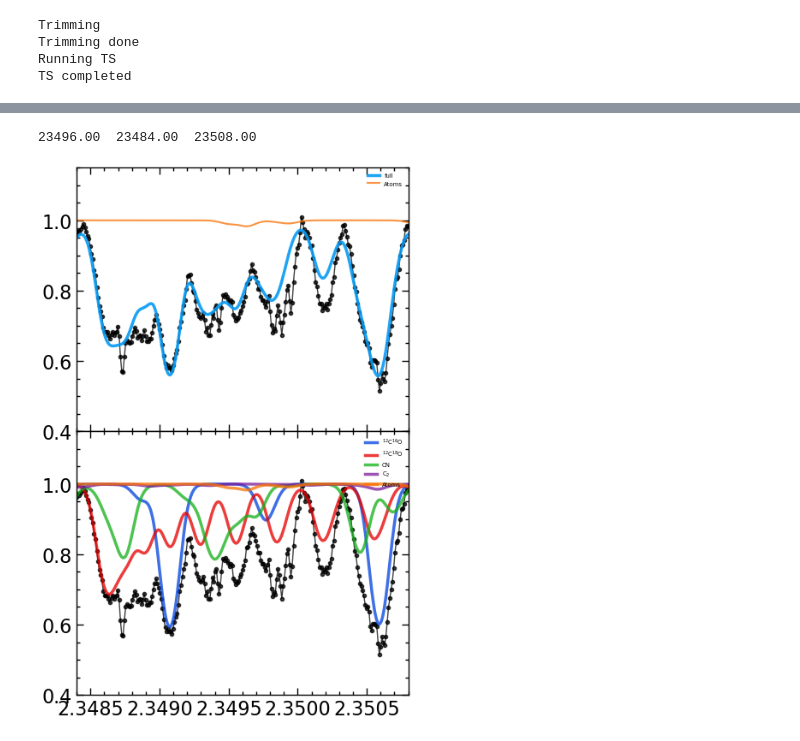
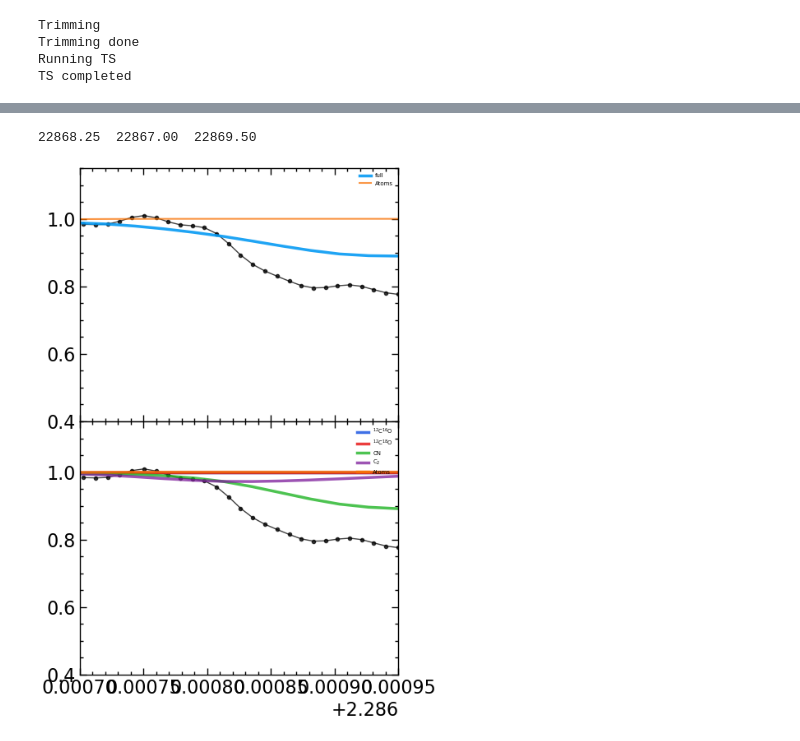
Before and after one commit to advaitmehla/TSFitPy, a Jupyter notebook: lineranges/AO-Her.ipynb, the cells around one changed output, grey strips where cells are left out. Cells and saved outputs as stored; diff of their text form; code cells hidden in the pictures.

```diff
--- a/lineranges/AO-Her.ipynb
+++ b/lineranges/AO-Her.ipynb
@@ -21,0 +20,4 @@ obs_wave, obs_flux, obs_err = observed_data[0], observed_data[1], observed_data[
+# %%
+obs_wave += 2e-5 * 1e4
+wavecorr = obs_wave*1e-4
+fluxcorr = obs_flux
@@ -56,7 +64,7 @@ turbospectrum_paths = {"turbospec_path": "../turbospectrum/exec-ifx/",  # change
                        "line_list_path": ""}
 
 teff = 4750.0
-logg = 0.5
+logg = 1.0
 met = 0.0
 vmic = 7
 vmac = 8
@@ -66,9 +74,9 @@ ldelta = 1
 atmosphere_type = "1D"   # "1D" or "3D"
 nlte_flag = False
 elements_in_nlte = ["Fe", "Mg"]  # can choose several elements, used ONLY if nlte_flag = True
-nguess = 7.8
-oguess = 8.1
-element_abundances ={"H" : 7.5-12, "He" : 11.5-10.93, "C" : 8.9-8.56, "N" : nguess-7.98, "O" : oguess-8.77, "Mg" : -1,  "Na" : -1, "Fe" : -0.5}  # elemental abundances [X/Fe]; if not written solar scaled ones are used
+nguess = 7.4
+oguess = 7.93
+element_abundances ={"H" : 7.5-12, "He" : 11.5-10.93, "C" : 8.93-8.56, "N" : nguess-7.98, "O" : oguess-8.77, "Mg" : -1,  "Na" : -1, "Fe" : -0.5, "Ca" : -1, "Si" : -0.3, "S":-0.5}  # elemental abundances [X/Fe]; if not written solar scaled ones are used
 # free_isotopes = {"7.014" : 1.0, "7.015": 0.0}
 include_molecules = True  # way faster without them
 rat = 50
@@ -111,26 +87,0 @@ TS completed
-# %%
-lmin = 22730
-lmax = 22790
-# element_abundances['S'] = -1
-# element_abundances['C'] = 9.75
-turbospectrum_paths["line_list_path"] = "../input_files/linelists/linelist_5500K_new/"
-wavelength, flux = plot_synthetic_data(turbospectrum_paths, teff, logg, met, vmic, lmin, lmax, ldelta, atmosphere_type, nlte_flag, elements_in_nlte, element_abundances, include_molecules, free_isotopes, resolution=75000, macro=vmac, rotation=0, do_matplotlib_plot=False)
-turbospectrum_paths["line_list_path"] = basepath + "C2"
-wavelength, syntflux_C2 = plot_synthetic_data(turbospectrum_paths, teff, logg, met, vmic, lmin, lmax, ldelta, atmosphere_type, nlte_flag, elements_in_nlte, element_abundances, include_molecules,free_isotopes, resolution=75000, macro=vmac, rotation=0, do_matplotlib_plot=False)
-turbospectrum_paths["line_list_path"] = basepath + "CN"
-wavelength, syntflux_CN = plot_synthetic_data(turbospectrum_paths, teff, logg, met, vmic, lmin, lmax, ldelta, atmosphere_type, nlte_flag, elements_in_nlte, element_abundances, include_molecules,free_isotopes, resolution=75000, macro=vmac, rotation=0, do_matplotlib_plot=False)
-
-turbospectrum_paths['line_list_path'] = lists['atoms']
-wavelength4, syntflux_atoms = plot_synthetic_data(turbospectrum_paths, teff, logg, met, vmic, lmin, lmax, ldelta, atmosphere_type, nlte_flag, elements_in_nlte, element_abundances, include_molecules,free_isotopes, resolution=75000, macro=vmac, rotation=0, do_matplotlib_plot=False)
-
-
-plt.figure(figsize=(10, 5))
-# plt.axvline(22949.5, color='r', linestyle='--')
-# plt.plot(wavelength, flux_c2, 'xkcd:green', lw = 2, alpha = 0.6)
-plt.plot(wavelength, flux, 'xkcd:blue', lw = 3,  label="Synthetic")
-plt.plot(wavelength, syntflux_C2, lw = 2.5, c = 'xkcd:purple', alpha = 0.76, label = r"C$_2$")
-plt.plot(wavelength, syntflux_CN, lw = 2.5, c = 'xkcd:green', alpha = 0.76, label = r"CN")
-plt.plot(wavelength, syntflux_atoms, lw = 2.5, c = 'xkcd:orange', alpha = 0.76, label = r"atoms")
-# plt.errorbar(obs_wave, obs_flux, yerr=obs_err, fmt="none", ecolor="gray", alpha=0.5)
-plt.plot(obs_wave, obs_flux, "k.-", alpha=0.75, lw =1.5 ,  label="Observed")
-plt.xlim(lmin, lmax)
@@ -192,7 +139,7 @@ Trimming done
 Running TS
 TS completed
 # %%
-turbospectrum_paths['line_list_path'] = "../input_files/linelists/linelist_4500K/"
+turbospectrum_paths['line_list_path'] = "../input_files/linelists/linelist_4500K_2/"
 wavelength, syntflux_all = plot_synthetic_data(turbospectrum_paths, teff, logg, met, vmic, lmin, lmax, ldelta, atmosphere_type, nlte_flag, elements_in_nlte, element_abundances, include_molecules,free_isotopes, resolution=75000, macro=vmac, rotation=0, do_matplotlib_plot=False)
 
 # turbospectrum_paths['line_list_path'] = lists['C2']
@@ -460,7 +407,7 @@ plt.subplots_adjust(wspace=0, hspace=0)
 # wav_range = [2.4688, 2.4702]
 # l,r = wav_range
 
-l, r = 23484,  23508
+l, r = 22867.0,	22869.5
 l, r = l*1e-4, r*1e-4
 wav_range = [l, r]
 
@@ -480,32 +427,32 @@ for idx, row in lines.iterrows():
     near = False
     same = False
 
     if row['wav'] > wav_range[0] and row['wav'] < wav_range[1]:
         linewav = row['wav']
         # find nearest syntwave index to linewav
         idx = np.argmin(np.abs(wavelength*1e-4 - linewav))
         thresh = 0.95
         wav_gap_thresh = 1e-4
         if syntflux_atoms[idx] < thresh:
             near = abs(prev_wav - linewav) < wav_gap_thresh
             same = prev_name == row['name']
             if (not near) :
                 axs.axvline(row['wav'], color = 'xkcd:gray', linestyle='--', lw=1)
                 axs.text(row['wav']+5e-5, 1.05, row['name'], rotation = 90, fontsize = 10, fontname = 'serif')
                 ax2.axvline(row['wav'], color = 'xkcd:gray', linestyle='--', lw=1)
                 # ax2.text(row['wav']+5e-5, 1.15, row['name'], rotation = 90, fontsize = 10, fontname = 'serif')
                 prev_wav, prev_name = row['wav'], row['name']
             else:
                 print("too near")
 ax2.plot(wavecorr[mask], fluxcorr[mask], "k.-", lw = 1, alpha=0.75)
 ax2.plot(wavelength*1e-4, syntflux_CO16, lw = 2.5, c = 'xkcd:blue', alpha = 0.76, label = r"$^{12}$C$^{16}$O")
 ax2.plot(wavelength*1e-4, syntflux_CO18, lw = 2.5, c = 'xkcd:red', alpha = 0.76, label = r"$^{12}$C$^{18}$O")
 ax2.plot(wavelength*1e-4, syntflux_CN, lw = 2.5, c = 'xkcd:green', alpha = 0.76, label = "CN")
 ax2.plot(wavelength*1e-4, syntflux_C2, lw = 2.5, c = 'xkcd:purple', alpha = 0.76, label = r"C$_2$")
 # 2xs.plot(syntwave_CH*1e-4, syntflux_CH, lw = 2.5, c = 'xkcd:pink', alpha = 0.76, label = "CH")
 ax2.plot(wavelength*1e-4, syntflux_atoms, lw = 2.5, c = 'xkcd:orange', alpha = 0.76, label = "Atoms")
 ax2.legend(fontsize=5, loc = 'upper right')
 print(f"{(0.5*(l+r)*1e4):.2f}  {l*1e4:.2f}  {r*1e4:.2f}")
 # %% [output]
-23496.00  23484.00  23508.00
+22868.25  22867.00  22869.50
-[figure, old version]
+[figure, new version]
```
Also changed, not shown: parts of 13 cells of this notebook, 29 other files.
